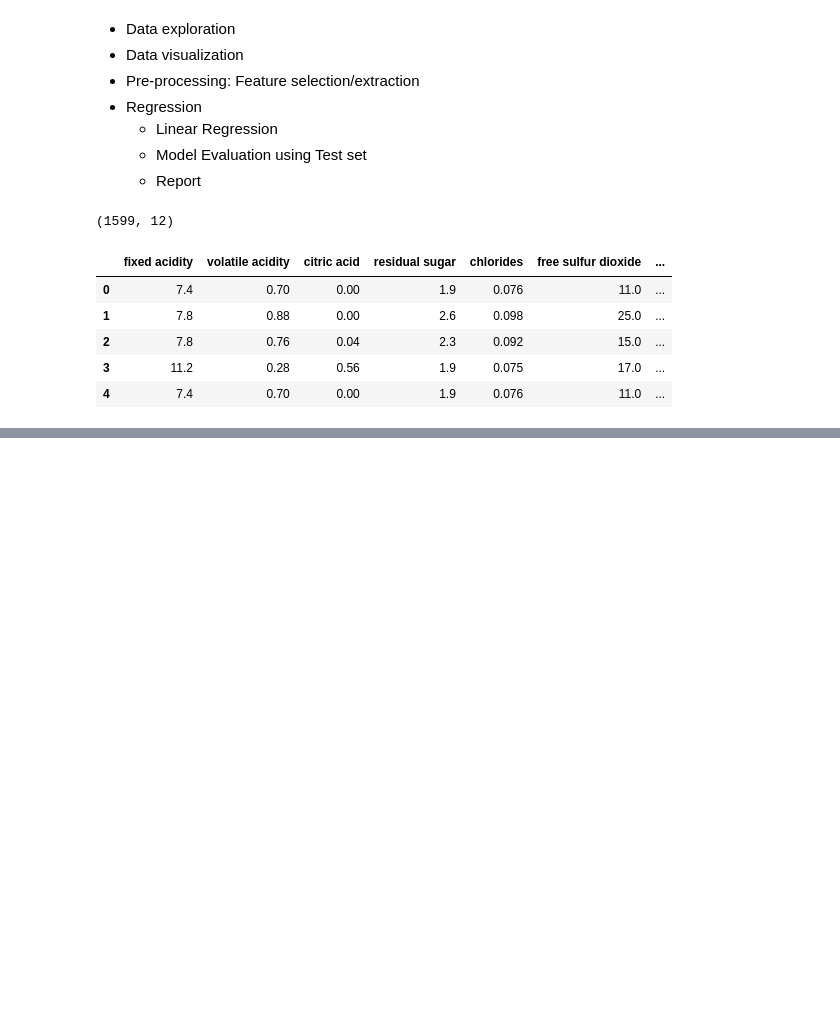
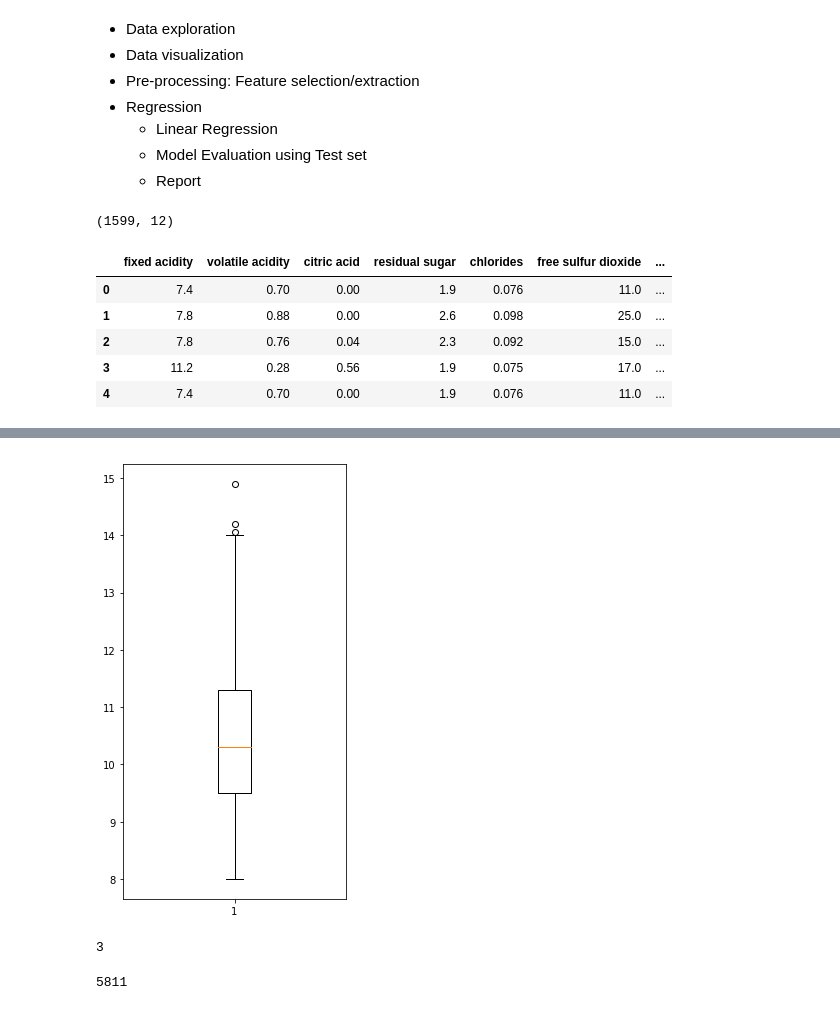
Before and after one commit to dieptran43/LeVanDiep_Pre_processing, a Jupyter notebook: FullName_project_Wine.ipynb, the cells around one changed output, grey strips where cells are left out. Saved outputs shown, nothing was run; the diff lists cells and outputs as text; code cells hidden in the pictures; blank space fills up the shorter version.

```diff
--- a/FullName_project_Wine.ipynb
+++ b/FullName_project_Wine.ipynb
@@ -58,0 +340,7 @@ df_train.head()
+# %%
+#boxplot
+plt.figure(figsize=(4,8))
+plt.boxplot(df2.alcohol)
+plt.show()
+# %% [output]
+[figure, added]
@@ -58,0 +349,12 @@ df_train.head()
+# %%
+#number of upper outliers
+alcohol_upper = df2[df2.alcohol > (Q3_alcohol + 1.5* Alcohol_iqr)].shape[0]
+alcohol_upper
+# %% [output]
+3
+# %%
+#number of lower outliers
+alcohol_lower = df2[df2.alcohol < (Q1_alcohol + 1.5*Alcohol_iqr)].shape[0]
+alcohol_lower
+# %% [output]
+5811
```
Also changed, not shown: parts of 75 cells of this notebook, 1 other file.
